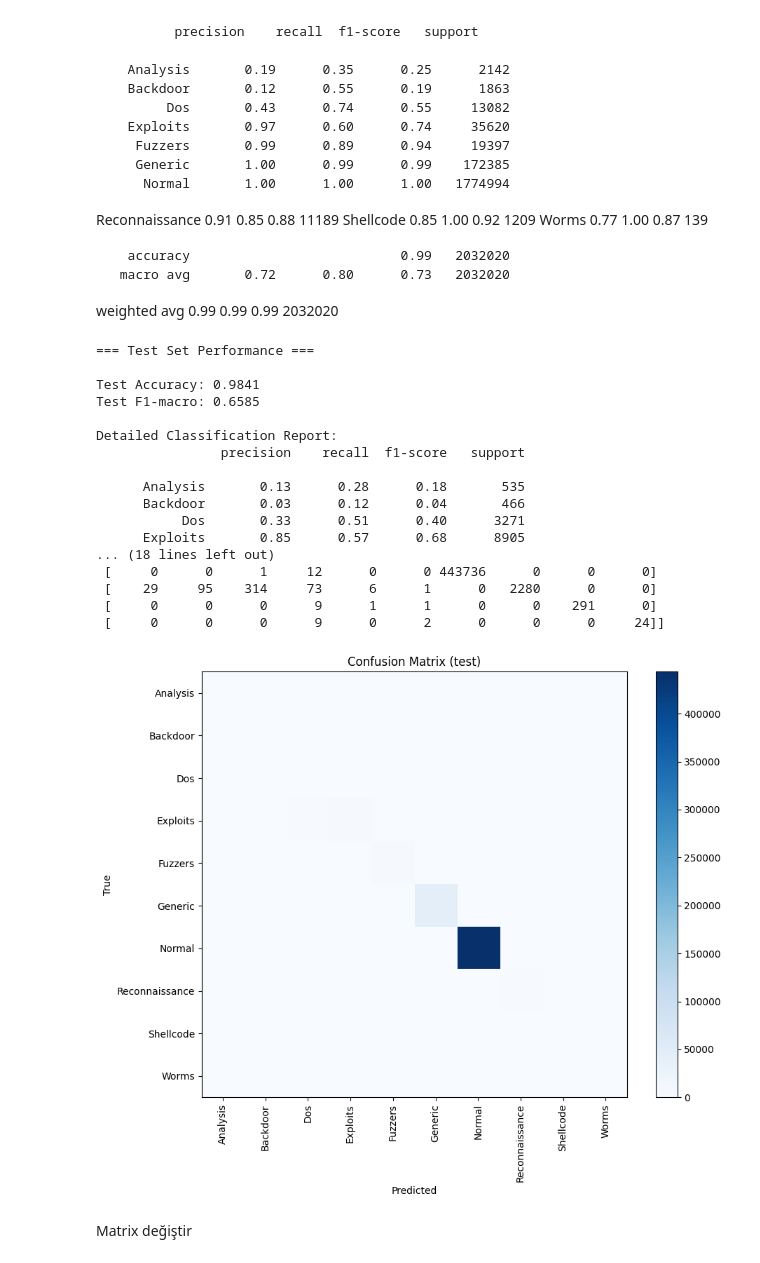
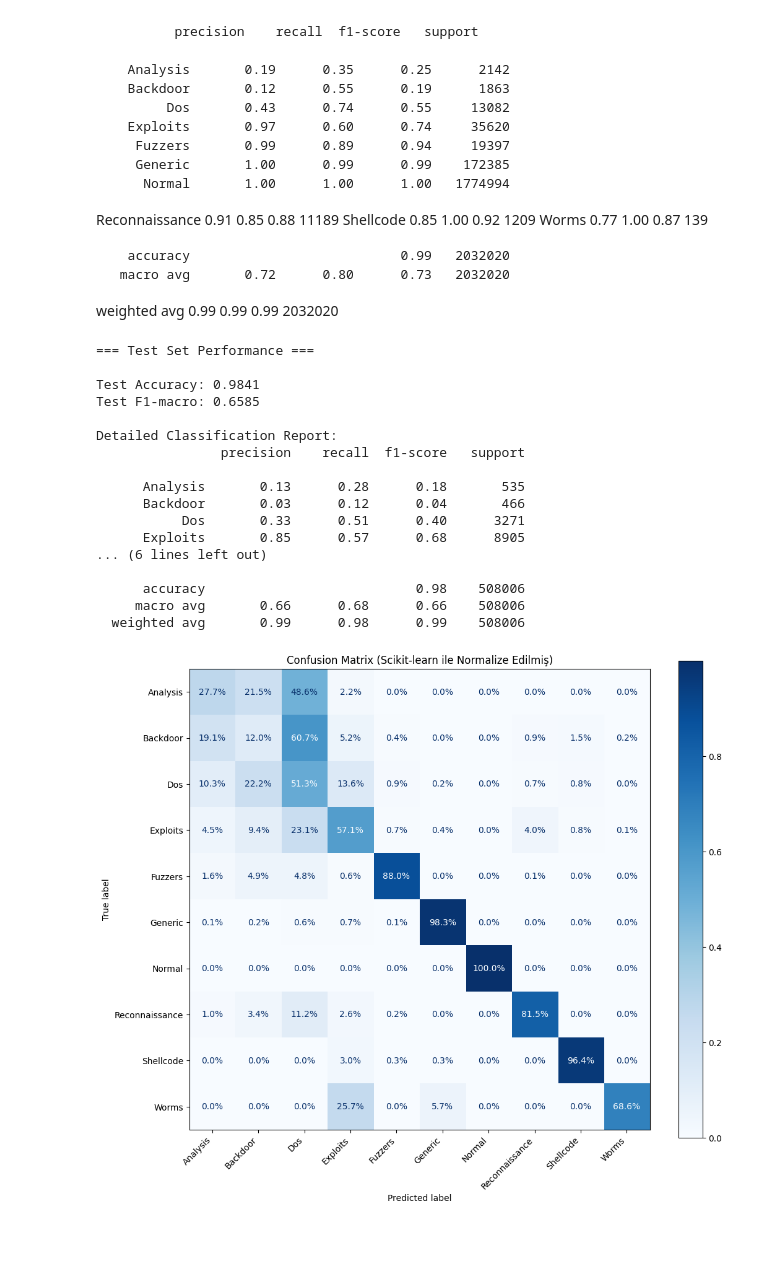
Before and after one commit to GokhanYavuzz/Network-Intrusion-Detection-System, a Jupyter notebook: notebooks/detection_by_attack_type.ipynb, the cells around one changed output. Saved outputs shown, nothing was run; the diff lists cells and outputs as text; code cells hidden in the pictures; blank space fills up the shorter version.

```diff
--- a/notebooks/detection_by_attack_type.ipynb
+++ b/notebooks/detection_by_attack_type.ipynb
@@ -340,23 +340,6 @@ print(f"Test F1-macro: {test_f1:.4f}\n")
 
 print("Detailed Classification Report:")
 print(classification_report(y_test_orig, y_pred_test_orig, zero_division=0))
-
-print("Confusion Matrix:")
-cm = confusion_matrix(y_test_orig, y_pred_test_orig)
-print(cm)
-
-# Opsiyonel: confusion matrix'i göster (etiket sırasını le.classes_ ile eşleştirir)
-plt.figure(figsize=(10,8))
-plt.imshow(cm, interpolation='nearest', cmap=plt.cm.Blues)
-plt.title("Confusion Matrix (test)")
-plt.colorbar()
-tick_marks = np.arange(len(le.classes_))
-plt.xticks(tick_marks, le.classes_, rotation=90)
-plt.yticks(tick_marks, le.classes_)
-plt.xlabel("Predicted")
-plt.ylabel("True")
-plt.tight_layout()
-plt.show()
 # %% [output]
 === Test Set Performance ===
 
@@ -370,11 +353,34 @@ Detailed Classification Report:
       Backdoor       0.03      0.12      0.04       466
            Dos       0.33      0.51      0.40      3271
       Exploits       0.85      0.57      0.68      8905
-... (18 lines left out)
- [     0      0      1     12      0      0 443736      0      0      0]
- [    29     95    314     73      6      1      0   2280      0      0]
- [     0      0      0      9      1      1      0      0    291      0]
- [     0      0      0      9      0      2      0      0      0     24]]
+... (6 lines left out)
+
+      accuracy                           0.98    508006
+     macro avg       0.66      0.68      0.66    508006
+  weighted avg       0.99      0.98      0.99    508006
-[figure, removed]
-# %% [markdown]
-Matrix değiştir
+# %%
+# Sınıf isimlerini alalım
+class_names = le.classes_
+
+# Grafik boyutunu ayarlayalım
+fig, ax = plt.subplots(figsize=(12, 10))
+
+# Scikit-learn'ün çizim fonksiyonunu kullanıyoruz
+# normalize='true' -> Satır bazlı yüzde (Recall) hesaplar
+# values_format='.1%' -> %98.5 formatında yazar
+disp = ConfusionMatrixDisplay.from_predictions(
+    y_test_orig,
+    y_pred_test_orig,
+    display_labels=class_names,
+    normalize='true',
+    cmap=plt.cm.Blues,
+    values_format='.1%',
+    ax=ax
+)
+
+# Başlık ve Eksen Ayarları
+disp.ax_.set_title("Confusion Matrix (Scikit-learn ile Normalize Edilmiş)")
+plt.xticks(rotation=45, ha="right") # Yazıları eğik yap
+plt.show()
+# %% [output]
+[figure, added]
```
Also changed, not shown: parts of 4 cells of this notebook, 3 other files.
